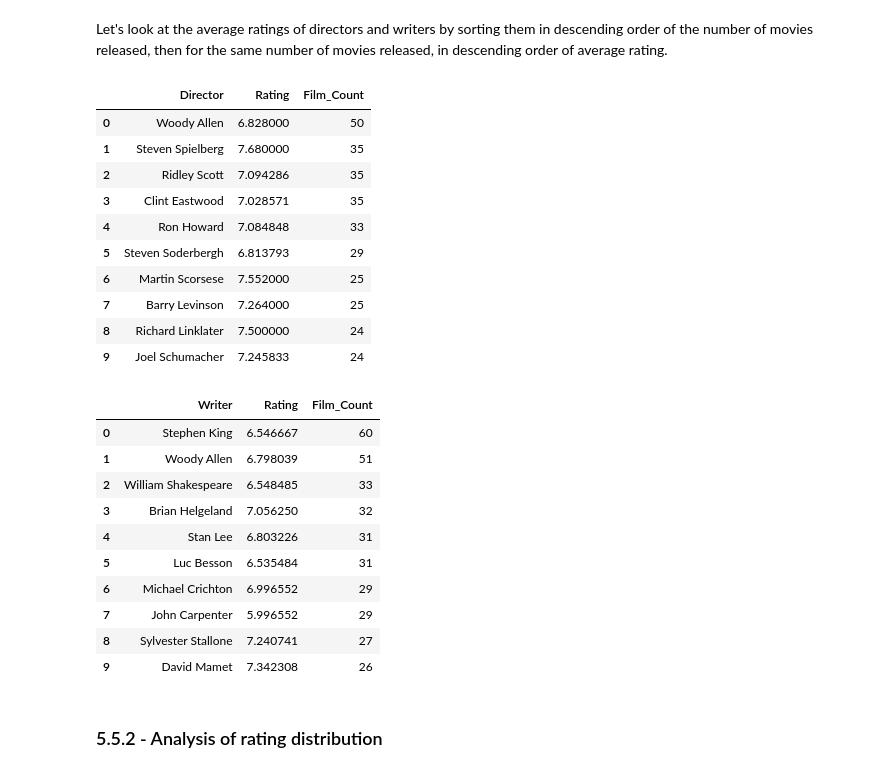
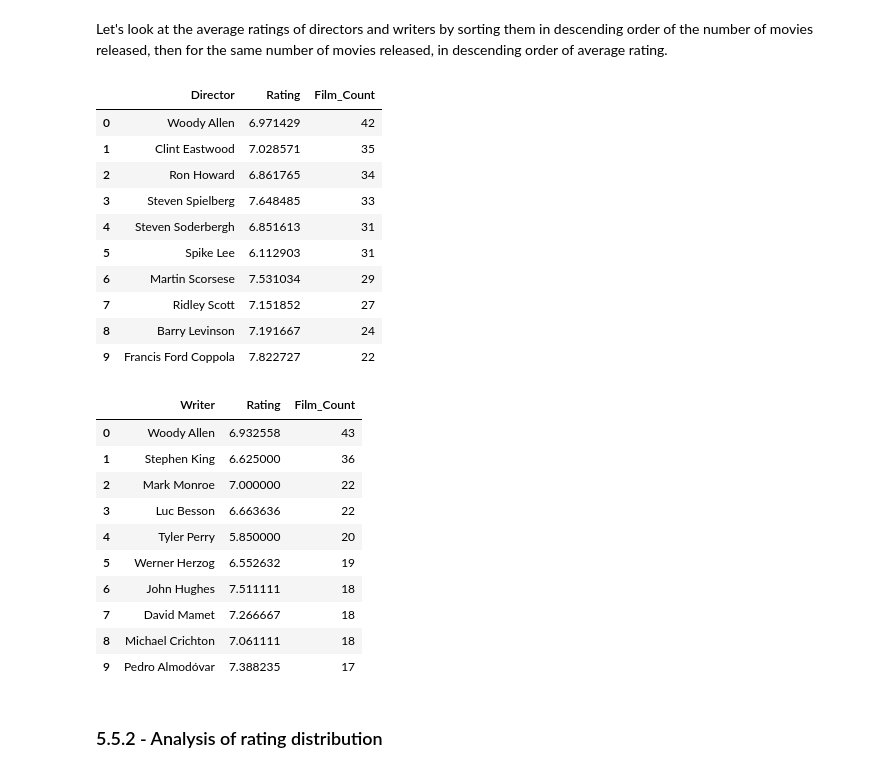
Before and after one commit to Thibaut5599/Analysis_MovieDataset, a Jupyter notebook: Movies_1910_2024.ipynb, the cells around one changed output. Saved outputs shown, nothing was run; the diff lists cells and outputs as text; code cells hidden in the pictures.

```diff
--- a/Movies_1910_2024.ipynb
+++ b/Movies_1910_2024.ipynb
@@ -434,0 +569,3 @@ Now our dataframe no longer contains movies with a duration of 0 minutes (the mi
+# %%
+df.loc[4103, 'Duration in Minutes'] = 85
+df.describe()
@@ -454,0 +624,5 @@ df.head(3)
+# %%
+df["Genres"] = df["Genres"].replace("Music", "Musical")
+
+# Check that the "Music" genre no longer exists.
+df["Genres"].unique()
@@ -454,0 +638,8 @@ df.head(3)
+# %%
+# Keep the first director that appaears in the "Directed by" column
+df["Directed by"] = df["Directed by"].str.split(",").str[0]
+
+# Keep the first writer that appaears in the "Written by" column
+df["Written by"] = df["Written by"].str.split(",").str[0]
+
+df.head(3)
@@ -455,3 +653,5 @@ df.head(3)
+# %%
+df = df.rename(columns={"Directed by": "Director", "Written by": "Writer"})
 # %% [markdown]
 # 5 - Exploratory Data Analysis
 # %% [markdown]
@@ -743,7 +937,7 @@ We see that the directors and writers with the best ratings are those who have o
 Let's look at the average ratings of directors and writers by sorting them in descending order of the number of movies released, then for the same number of movies released, in descending order of average rating.
 # %%
 ########## TOP DIRECTORS ##########
-top_director_rating = df_directors.groupby("Director").agg(
+top_director_rating = df.groupby("Director").agg(
     Rating=("Rating", "mean"),
     Film_Count=("Director", "size")
 ).sort_values(by=["Film_Count","Rating"], ascending=False).reset_index()
@@ -751,36 +945,40 @@ top_director_rating = df_directors.groupby("Director").agg(
 top_director_rating.head(10)
 # %% [output]
 |  | Director | Rating | Film_Count |
-| 0 | Woody Allen | 6.828000 | 50 |
-| 1 | Steven Spielberg | 7.680000 | 35 |
-| 2 | Ridley Scott | 7.094286 | 35 |
-| 3 | Clint Eastwood | 7.028571 | 35 |
-| 4 | Ron Howard | 7.084848 | 33 |
-| 5 | Steven Soderbergh | 6.813793 | 29 |
-| 6 | Martin Scorsese | 7.552000 | 25 |
-| 7 | Barry Levinson | 7.264000 | 25 |
-| 8 | Richard Linklater | 7.500000 | 24 |
-| 9 | Joel Schumacher | 7.245833 | 24 |
+| 0 | Woody Allen | 6.971429 | 42 |
+| 1 | Clint Eastwood | 7.028571 | 35 |
+| 2 | Ron Howard | 6.861765 | 34 |
+| 3 | Steven Spielberg | 7.648485 | 33 |
+| 4 | Steven Soderbergh | 6.851613 | 31 |
+| 5 | Spike Lee | 6.112903 | 31 |
+| 6 | Martin Scorsese | 7.531034 | 29 |
+| 7 | Ridley Scott | 7.151852 | 27 |
+| 8 | Barry Levinson | 7.191667 | 24 |
+| 9 | Francis Ford Coppola | 7.822727 | 22 |
 # %%
 ########## TOP WRITERS ##########
-top_writer_rating = df_writers.groupby("Writer").agg(
+
+# Filter the dataframe to exclude "Unknown" writers
+filtered_df = df[df["Writer"] != "Unknown"]
+
+top_writer_rating = filtered_df.groupby("Writer").agg(
     Rating=("Rating", "mean"),
     Film_Count=("Writer", "size")
 ).sort_values(by=["Film_Count","Rating"], ascending=False).reset_index()
 
 top_writer_rating.head(10)
 # %% [output]
 |  | Writer | Rating | Film_Count |
-| 0 | Stephen King | 6.546667 | 60 |
-| 1 | Woody Allen | 6.798039 | 51 |
-| 2 | William Shakespeare | 6.548485 | 33 |
-| 3 | Brian Helgeland | 7.056250 | 32 |
-| 4 | Stan Lee | 6.803226 | 31 |
-| 5 | Luc Besson | 6.535484 | 31 |
-| 6 | Michael Crichton | 6.996552 | 29 |
-| 7 | John Carpenter | 5.996552 | 29 |
-| 8 | Sylvester Stallone | 7.240741 | 27 |
-| 9 | David Mamet | 7.342308 | 26 |
+| 0 | Woody Allen | 6.932558 | 43 |
+| 1 | Stephen King | 6.625000 | 36 |
+| 2 | Mark Monroe | 7.000000 | 22 |
+| 3 | Luc Besson | 6.663636 | 22 |
+| 4 | Tyler Perry | 5.850000 | 20 |
+| 5 | Werner Herzog | 6.552632 | 19 |
+| 6 | John Hughes | 7.511111 | 18 |
+| 7 | David Mamet | 7.266667 | 18 |
+| 8 | Michael Crichton | 7.061111 | 18 |
+| 9 | Pedro Almodóvar | 7.388235 | 17 |
 # %% [markdown]
 ### 5.5.2 - Analysis of rating distribution
 # %% [markdown]
```
Also changed, not shown: parts of 71 cells of this notebook.
